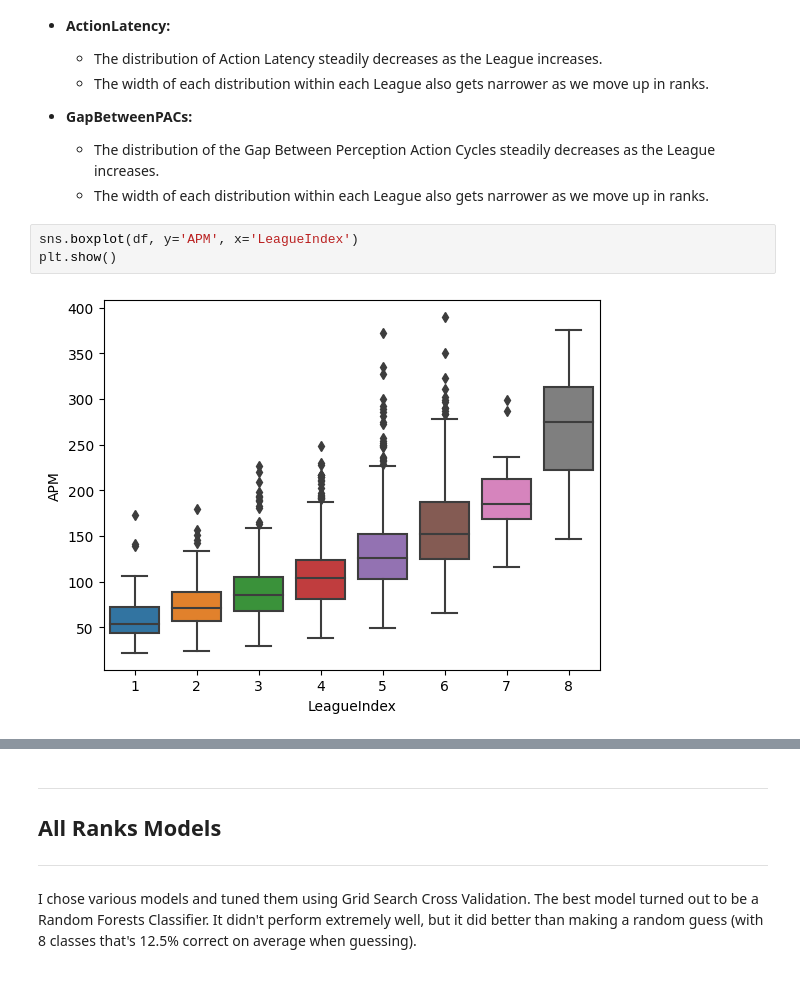
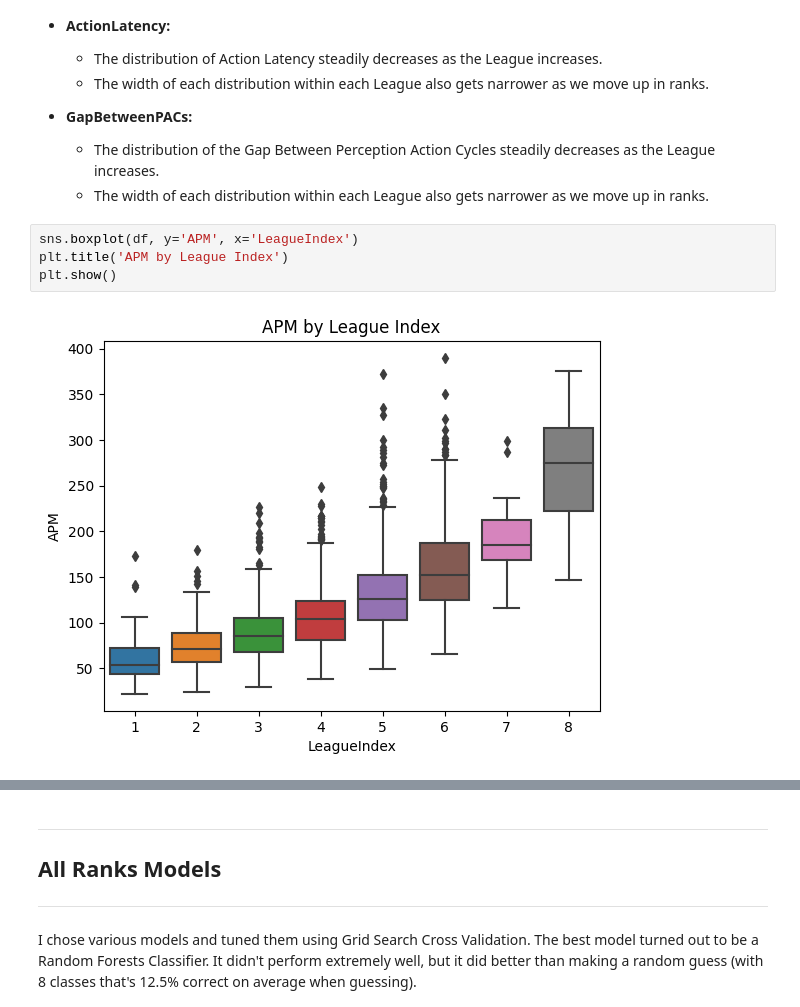
Before and after one commit to Ethan-Shapiro/EG-Starcraft-II-Project, a Jupyter notebook: notebook.ipynb, the cells around one changed output, grey strips where cells are left out. Drawn from its saved outputs; the diff is of its cells as text; blank space fills up the shorter version.

```diff
--- a/notebook.ipynb
+++ b/notebook.ipynb
@@ -421,8 +436,9 @@ The following two features have a negative trend as League Increases.
     - The width of each distribution within each League also gets narrower as we move up in ranks.
 # %%
 sns.boxplot(df, y='APM', x='LeagueIndex')
+plt.title('APM by League Index')
 plt.show()
 # %% [output]
-[figure, old version]
+[figure, new version]
 # %%
 sns.boxplot(df, y='ActionLatency', x='LeagueIndex')
```
Also changed, not shown: parts of 13 cells of this notebook.
